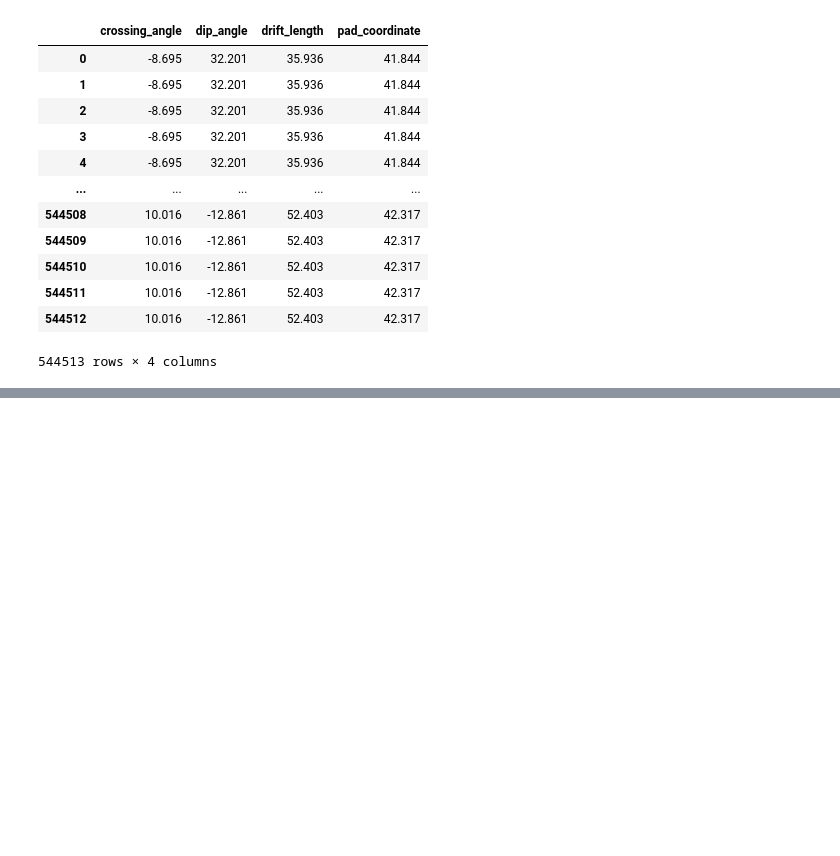
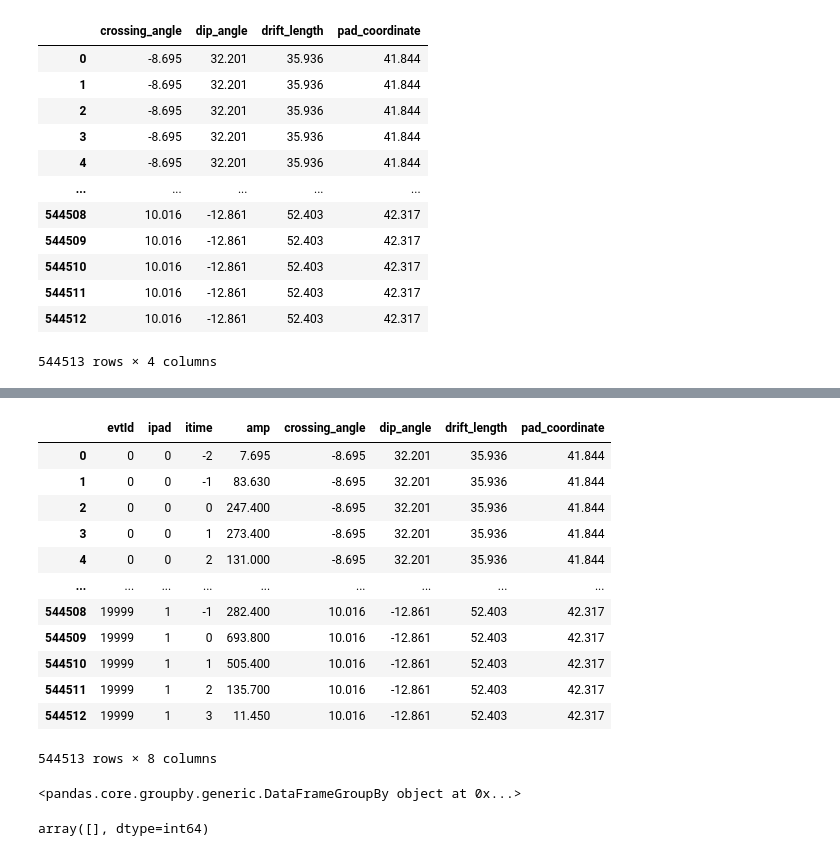
Before and after one commit to FaresGh1997/TPC-GAN-SIM, a Jupyter notebook: Notebooks/test.ipynb, the cells around one changed output, grey strips where cells are left out. Cells and saved outputs as stored; diff of their text form; code cells hidden in the pictures; blank space fills up the shorter version.

```diff
--- a/Notebooks/test.ipynb
+++ b/Notebooks/test.ipynb
@@ -303,0 +459,18 @@ ________________________________________________________________________________
+# %%
+if 'pad_coordinate' in df.columns:
+    df['ipad'] -= df['pad_coordinate'].astype(int)
+df
+# %% [output]
+|  | evtId | ipad | itime | amp | crossing_angle | dip_angle | drift_length | pad_coordinate |
+| 0 | 0 | 0 | -2 | 7.695 | -8.695 | 32.201 | 35.936 | 41.844 |
+| 1 | 0 | 0 | -1 | 83.630 | -8.695 | 32.201 | 35.936 | 41.844 |
+| 2 | 0 | 0 | 0 | 247.400 | -8.695 | 32.201 | 35.936 | 41.844 |
+| 3 | 0 | 0 | 1 | 273.400 | -8.695 | 32.201 | 35.936 | 41.844 |
+| 4 | 0 | 0 | 2 | 131.000 | -8.695 | 32.201 | 35.936 | 41.844 |
+| ... | ... | ... | ... | ... | ... | ... | ... | ... |
+| 544508 | 19999 | 1 | -1 | 282.400 | 10.016 | -12.861 | 52.403 | 42.317 |
+| 544509 | 19999 | 1 | 0 | 693.800 | 10.016 | -12.861 | 52.403 | 42.317 |
+| 544510 | 19999 | 1 | 1 | 505.400 | 10.016 | -12.861 | 52.403 | 42.317 |
+| 544511 | 19999 | 1 | 2 | 135.700 | 10.016 | -12.861 | 52.403 | 42.317 |
+| 544512 | 19999 | 1 | 3 | 11.450 | 10.016 | -12.861 | 52.403 | 42.317 |
+544513 rows × 8 columns
@@ -303,0 +480,11 @@ ________________________________________________________________________________
+# %%
+selection = sel(df, 'itime', time_range) & sel(df, 'ipad', pad_range)
+g = df[selection].groupby('evtId')
+g
+# %% [output]
+<pandas.core.groupby.generic.DataFrameGroupBy object at 0x...>
+# %%
+ bad_ids = df[~selection]['evtId'].unique()
+ bad_ids
+# %% [output]
+array([], dtype=int64)
```
Also changed, not shown: parts of 39 cells of this notebook, 1 other file.
